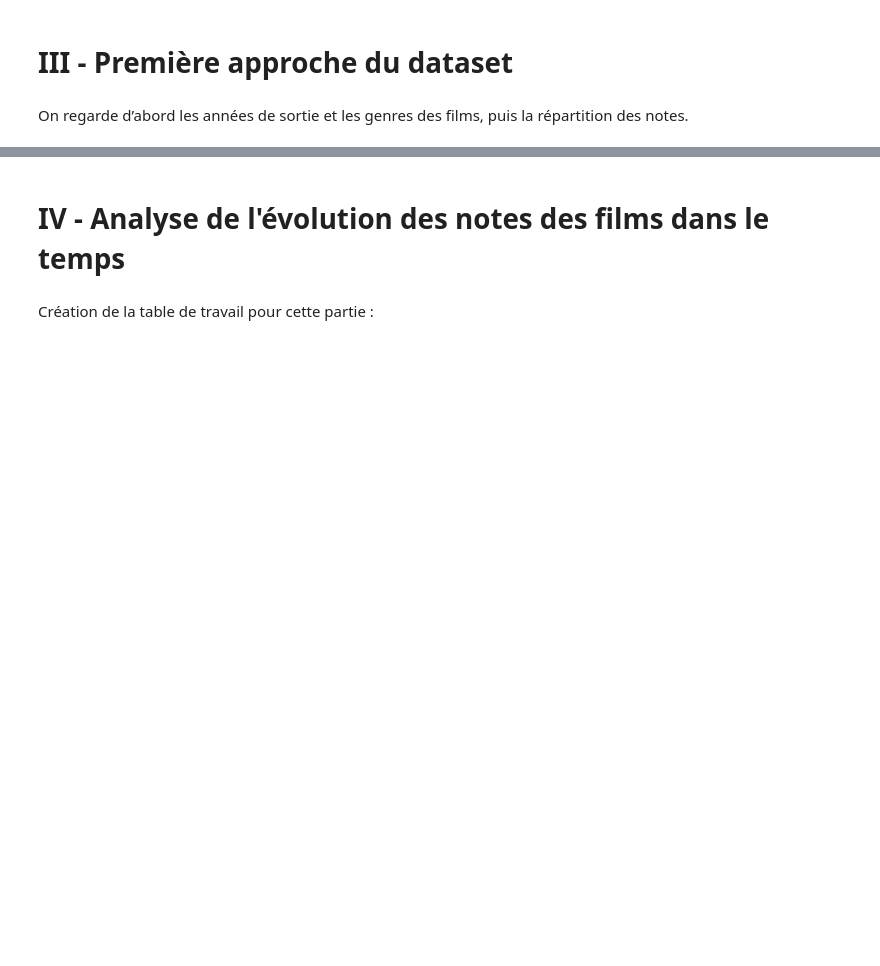
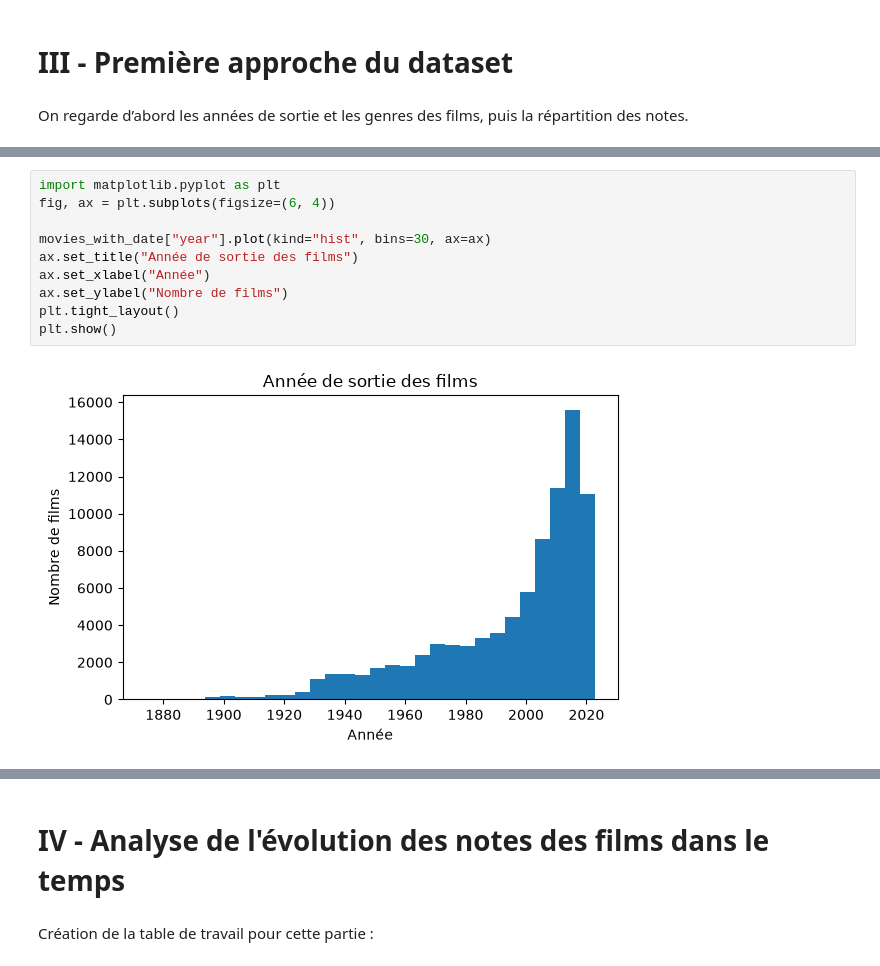
Before and after one commit to gcourtadon/ensae_pythondatascience_films, a Jupyter notebook: extraire_movielens.ipynb, the cells around one changed output, grey strips where cells are left out. Drawn from its saved outputs; the diff is of its cells as text; blank space fills up the shorter version.

```diff
--- a/extraire_movielens.ipynb
+++ b/extraire_movielens.ipynb
@@ -208,0 +264,12 @@ On regarde d’abord les années de sortie et les genres des films, puis la rép
+# %%
+import matplotlib.pyplot as plt
+fig, ax = plt.subplots(figsize=(6, 4))
+
+movies_with_date["year"].plot(kind="hist", bins=30, ax=ax)
+ax.set_title("Année de sortie des films")
+ax.set_xlabel("Année")
+ax.set_ylabel("Nombre de films")
+plt.tight_layout()
+plt.show()
+# %% [output]
+[figure, added]
```
Also changed, not shown: parts of 18 cells of this notebook, 1 other file.
